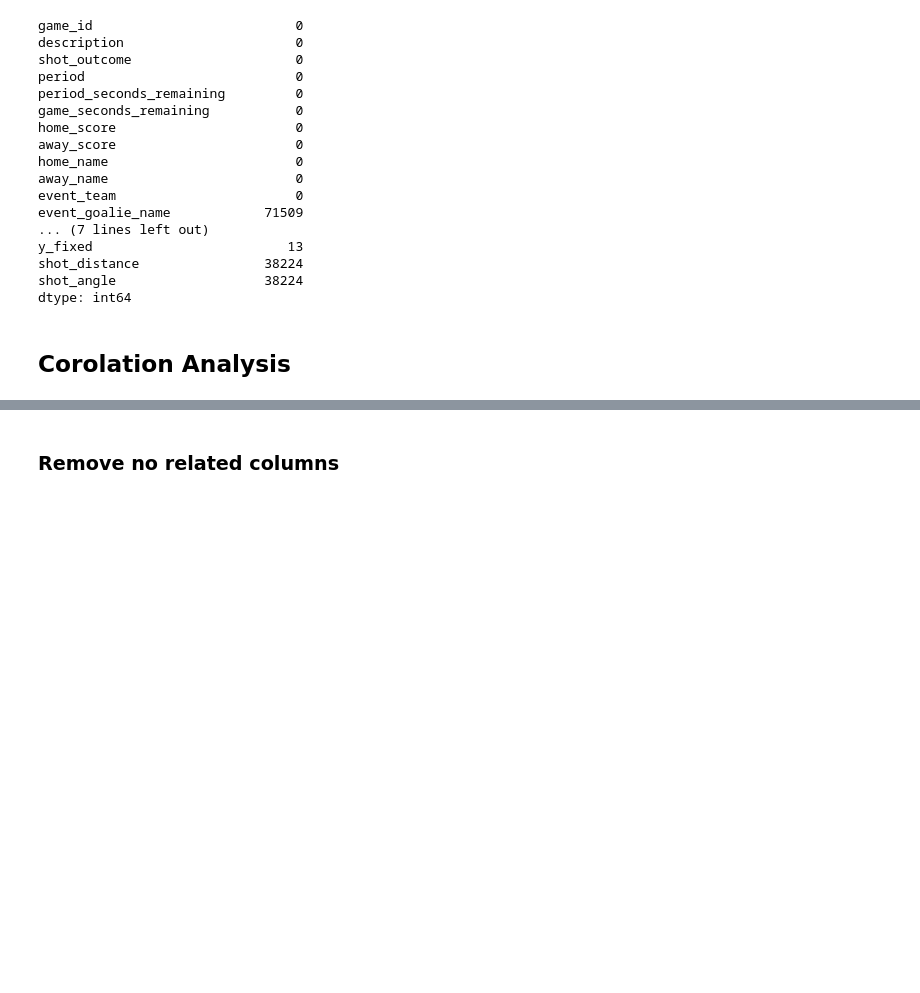
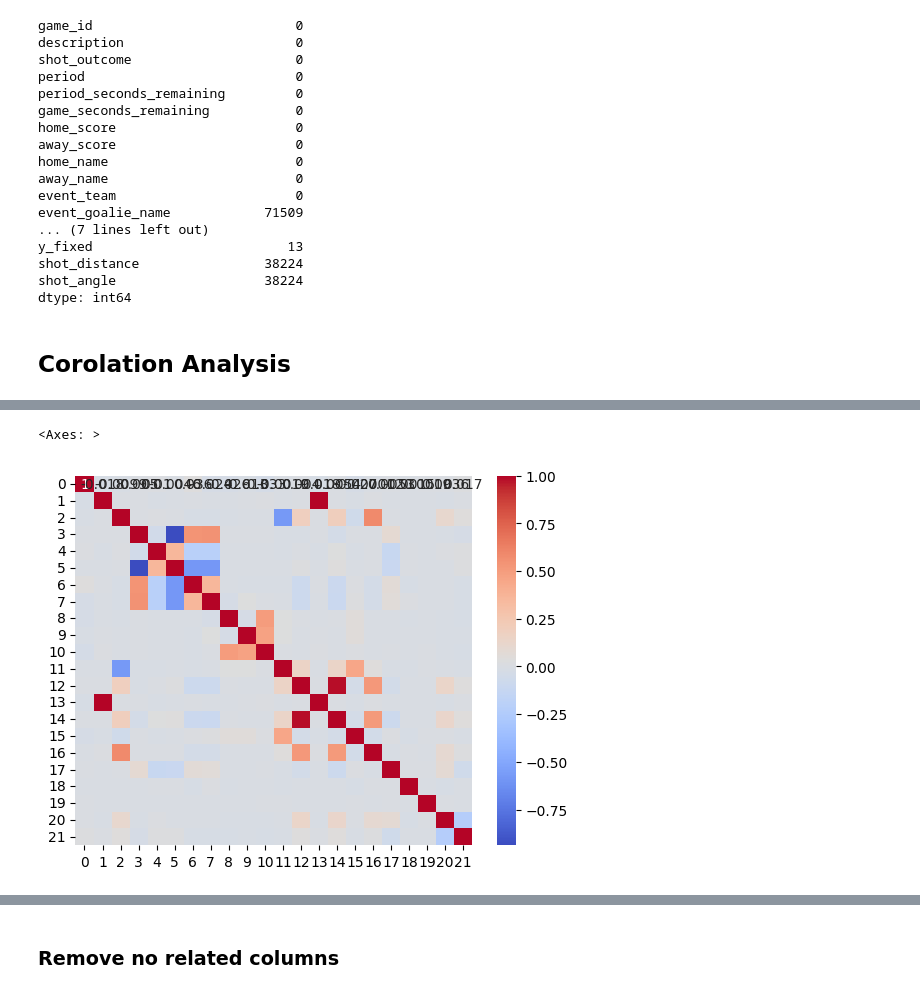
Before and after one commit to nursahhhh/AIN311CourseProject, a Jupyter notebook: AIN311_Project.ipynb, the cells around one changed output, grey strips where cells are left out. Cells and saved outputs as stored; diff of their text form; code cells hidden in the pictures; blank space fills up the shorter version.

```diff
--- a/AIN311_Project.ipynb
+++ b/AIN311_Project.ipynb
@@ -232,3 +235,13 @@ Name: shot_outcome, dtype: float64
+# %%
+from sklearn.preprocessing import StandardScaler
+
+scaler = StandardScaler()
+scaled_data = scaler.fit_transform(df_encoded)
+corr_matrix = pd.DataFrame(normalized_data).corr()
+sns.heatmap(corr_matrix, annot=True, cmap="coolwarm")
+# %% [output]
+<Axes: >
+[figure, added]
 # %%
 from sklearn.ensemble import RandomForestClassifier
 import pandas as pd
```
Also changed, not shown: parts of 12 cells of this notebook.
